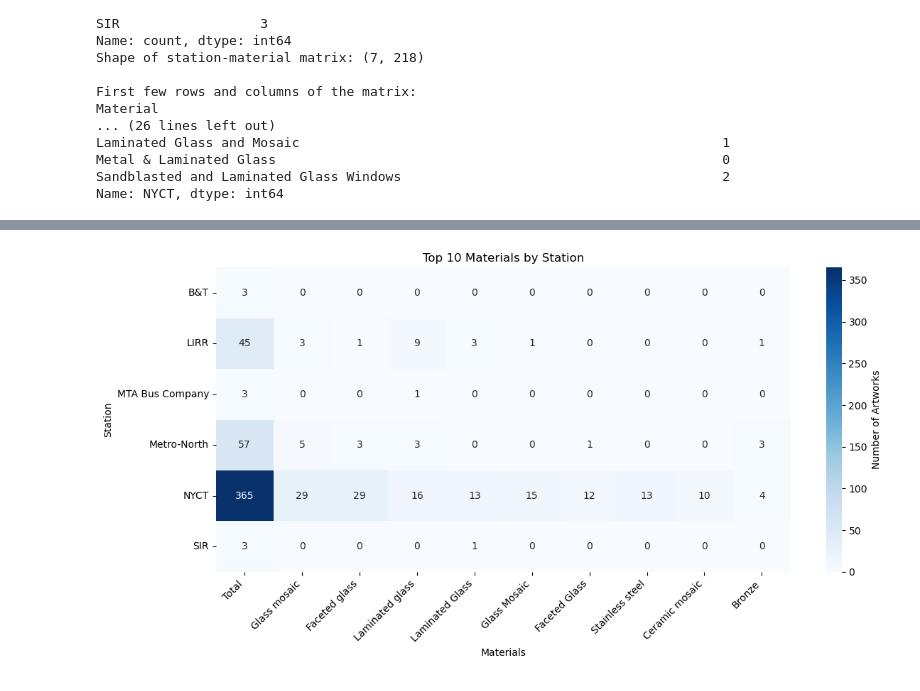
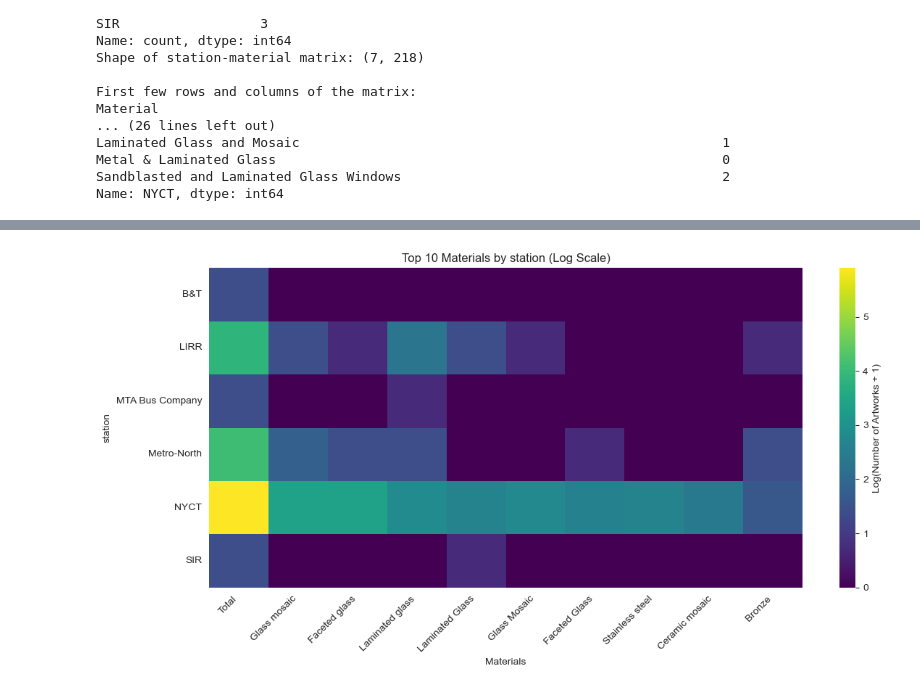
Before and after one commit to marobinette/DataScience, a Jupyter notebook: assignments/week2/MTAArt/eda_pt_2.ipynb, the cells around one changed output, grey strips where cells are left out. Drawn from its saved outputs; the diff is of its cells as text; code cells hidden in the pictures.

```diff
--- a/assignments/week2/MTAArt/eda_pt_2.ipynb
+++ b/assignments/week2/MTAArt/eda_pt_2.ipynb
@@ -31,32 +78,32 @@ FILE ANALYSIS SUMMARY
 # %%
-# Create a cross-tabulation matrix of stations vs materials
-# First, let's expand the materials for each station
+# Create a cross-tabulation matrix of agencys vs materials
+# First, let's expand the materials for each agency
 
-station_material_data = []
+agency_material_data = []
 
 for idx, row in df.iterrows():
-    station = row['Agency']
+    agency = row['Agency']
     materials_list = [material.strip() for material in row['Art Material'].split(',')]
 
     for material in materials_list:
-        station_material_data.append({
-            'Station Name': station,
+        agency_material_data.append({
+            'agency Name': agency,
             'Material': material
         })
 
 # Create DataFrame from expanded data
-station_material_df = pd.DataFrame(station_material_data)
-print(station_material_df['Station Name'].value_counts())
+agency_material_df = pd.DataFrame(agency_material_data)
+print(agency_material_df['agency Name'].value_counts())
 
 # Create cross-tabulation (crosstab)
-station_material_matrix = pd.crosstab(station_material_df['Station Name'],
-                                      station_material_df['Material'],
+agency_material_matrix = pd.crosstab(agency_material_df['agency Name'],
+                                      agency_material_df['Material'],
                                       margins=True, margins_name="Total")
 
-print("Shape of station-material matrix:", station_material_matrix.shape)
+print("Shape of agency-material matrix:", agency_material_matrix.shape)
 print("\nFirst few rows and columns of the matrix:")
 # Option 1: Get NYCT row, then filter columns containing 'Glass'
-nyct_data = station_material_matrix.loc['NYCT']
+nyct_data = agency_material_matrix.loc['NYCT']
 nyct_glass = nyct_data[nyct_data.index.str.contains('Glass', na=False)]
 print(nyct_glass)
 # %% [output]
@@ -92,20 +127,22 @@ plt.show()
 # %%
-# Claude (Anthropic). (2024). Seaborn heatmap visualization code for material diversity analysis. Personal communication.
+# Improved heatmap visualization with better data handling
 top_materials = station_material_matrix.drop('Total').sum().nlargest(10).index
 filtered_matrix = station_material_matrix.loc[station_material_matrix.index != 'Total', top_materials]
 
+# Option 1: Log transformation to handle skewed data
+log_matrix = np.log1p(filtered_matrix)  # log1p handles zeros better than log
+
 plt.figure(figsize=(12, 6))
-sns.heatmap(filtered_matrix,
-            annot=True,
-            fmt='d',
-            cmap='Blues',
-            cbar_kws={'label': 'Number of Artworks'})
+sns.heatmap(log_matrix,
+            annot=False,  # Remove numbers for cleaner look
+            cmap='viridis',  # Better colormap for continuous data
+            cbar_kws={'label': 'Log(Number of Artworks + 1)'})
 
-plt.title('Top 10 Materials by Station')
+plt.title('Top 10 Materials by Station (Log Scale)')
 plt.xlabel('Materials')
-plt.ylabel('Station')
+plt.ylabel('station')
 plt.xticks(rotation=45, ha='right')
 plt.tight_layout()
 plt.show()
 # %% [output]
-[figure, old version]
+[figure, new version]
```
Also changed, not shown: parts of 13 cells of this notebook.
